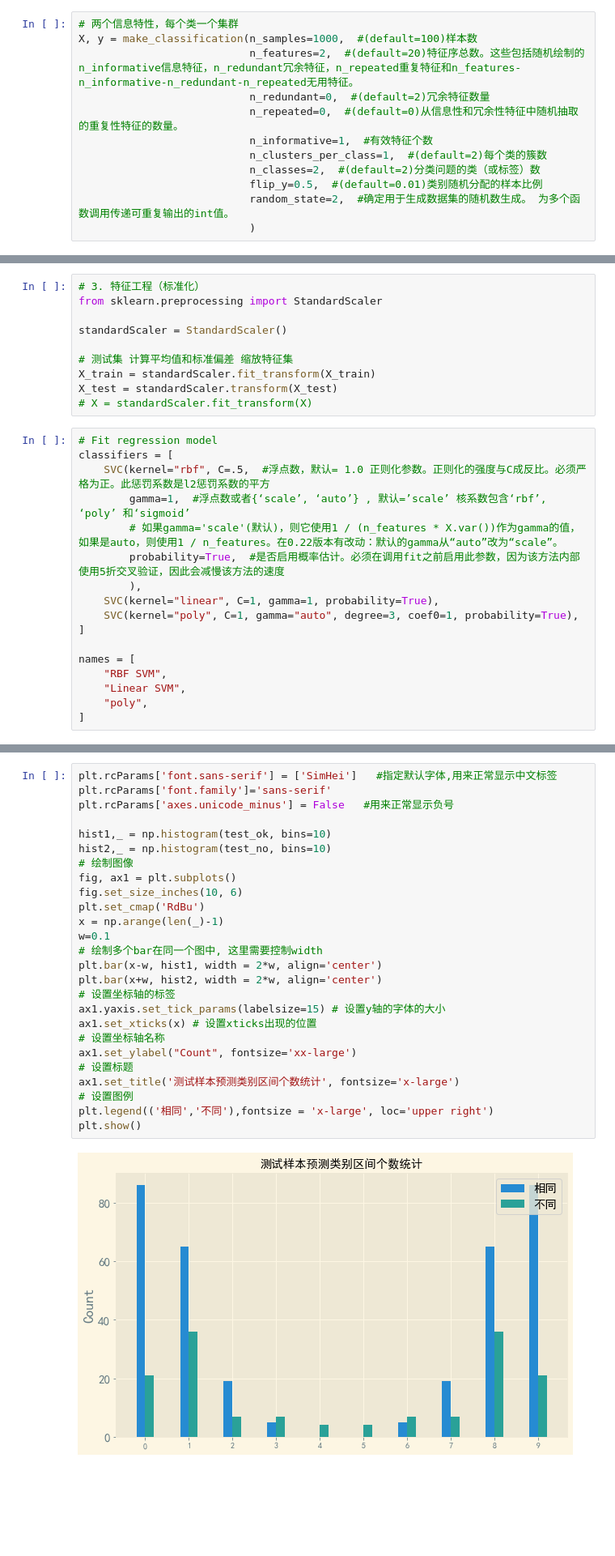
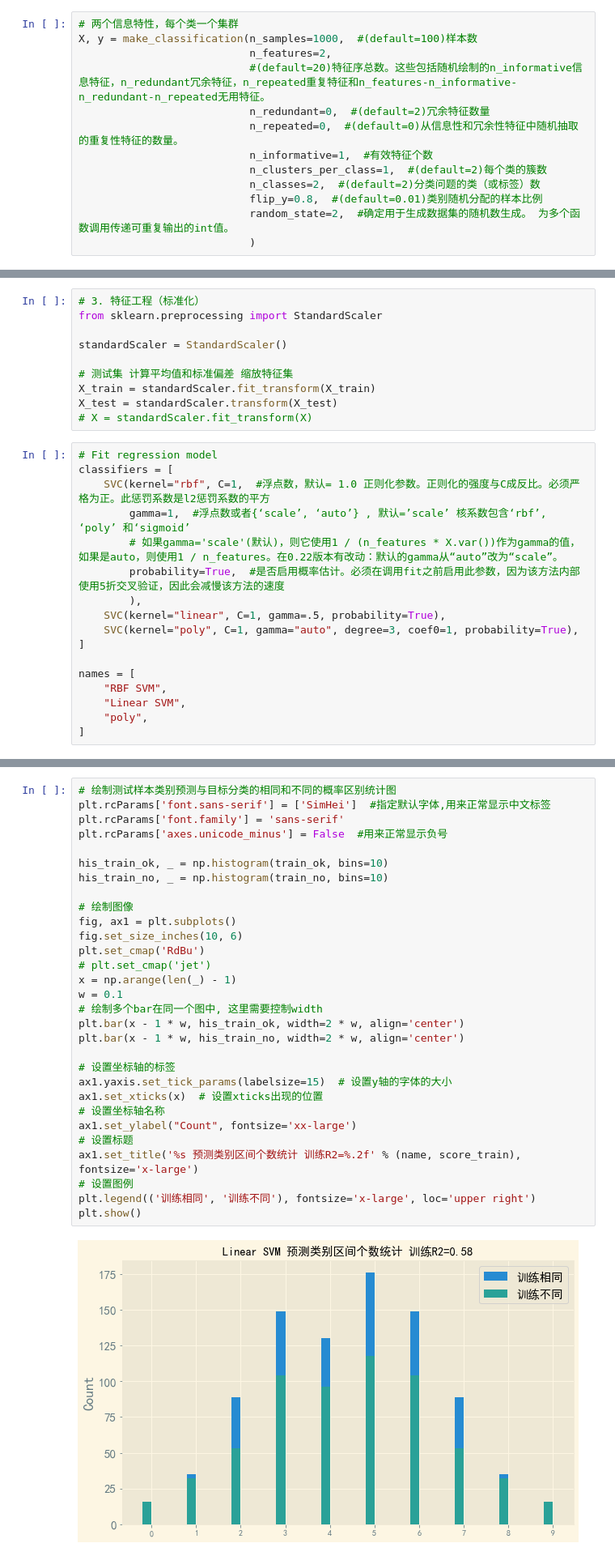
Before and after one commit to vcfriend/python-demo, a Jupyter notebook: scikit-learn/svm/code/04_svm_svc.ipynb, the cells around one changed output, grey strips where cells are left out. Shown at 81% size. Drawn from its saved outputs; the diff is of its cells as text; blank space fills up the shorter version.

```diff
--- a/scikit-learn/svm/code/04_svm_svc.ipynb
+++ b/scikit-learn/svm/code/04_svm_svc.ipynb
@@ -12,13 +12,14 @@ from sklearn.datasets import make_classification
 # %%
 # 两个信息特性，每个类一个集群
 X, y = make_classification(n_samples=1000,  #(default=100)样本数
-                           n_features=2,  #(default=20)特征序总数。这些包括随机绘制的n_informative信息特征，n_redundant冗余特征，n_repeated重复特征和n_features-n_informative-n_redundant-n_repeated无用特征。
+                           n_features=2,
+                           #(default=20)特征序总数。这些包括随机绘制的n_informative信息特征，n_redundant冗余特征，n_repeated重复特征和n_features-n_informative-n_redundant-n_repeated无用特征。
                            n_redundant=0,  #(default=2)冗余特征数量
                            n_repeated=0,  #(default=0)从信息性和冗余性特征中随机抽取的重复性特征的数量。
                            n_informative=1,  #有效特征个数
                            n_clusters_per_class=1,  #(default=2)每个类的簇数
                            n_classes=2,  #(default=2)分类问题的类（或标签）数
-                           flip_y=0.5,  #(default=0.01)类别随机分配的样本比例
+                           flip_y=0.8,  #(default=0.01)类别随机分配的样本比例
                            random_state=2,  #确定用于生成数据集的随机数生成。 为多个函数调用传递可重复输出的int值。
                            )
 # %%
@@ -51,12 +52,12 @@ X_test = standardScaler.transform(X_test)
 # %%
 # Fit regression model
 classifiers = [
-    SVC(kernel="rbf", C=.5,  #浮点数，默认= 1.0 正则化参数。正则化的强度与C成反比。必须严格为正。此惩罚系数是l2惩罚系数的平方
+    SVC(kernel="rbf", C=1,  #浮点数，默认= 1.0 正则化参数。正则化的强度与C成反比。必须严格为正。此惩罚系数是l2惩罚系数的平方
         gamma=1,  #浮点数或者{‘scale’, ‘auto’} , 默认=’scale’ 核系数包含‘rbf’, ‘poly’ 和‘sigmoid’
         # 如果gamma='scale'(默认)，则它使用1 / (n_features * X.var())作为gamma的值，如果是auto，则使用1 / n_features。在0.22版本有改动：默认的gamma从“auto”改为“scale”。
         probability=True,  #是否启用概率估计。必须在调用fit之前启用此参数，因为该方法内部使用5折交叉验证，因此会减慢该方法的速度
         ),
-    SVC(kernel="linear", C=1, gamma=1, probability=True),
+    SVC(kernel="linear", C=1, gamma=.5, probability=True),
     SVC(kernel="poly", C=1, gamma="auto", degree=3, coef0=1, probability=True),
 ]
 
@@ -235,28 +228,32 @@ print('测试样本预测类别相同的区间个数统计%s\n概率统计区间
 # %%
-plt.rcParams['font.sans-serif'] = ['SimHei']   #指定默认字体,用来正常显示中文标签
-plt.rcParams['font.family']='sans-serif'
-plt.rcParams['axes.unicode_minus'] = False   #用来正常显示负号
+# 绘制测试样本类别预测与目标分类的相同和不同的概率区别统计图
+plt.rcParams['font.sans-serif'] = ['SimHei']  #指定默认字体,用来正常显示中文标签
+plt.rcParams['font.family'] = 'sans-serif'
+plt.rcParams['axes.unicode_minus'] = False  #用来正常显示负号
 
-hist1,_ = np.histogram(test_ok, bins=10)
-hist2,_ = np.histogram(test_no, bins=10)
+his_train_ok, _ = np.histogram(train_ok, bins=10)
+his_train_no, _ = np.histogram(train_no, bins=10)
+
 # 绘制图像
 fig, ax1 = plt.subplots()
 fig.set_size_inches(10, 6)
 plt.set_cmap('RdBu')
-x = np.arange(len(_)-1)
-w=0.1
+# plt.set_cmap('jet')
+x = np.arange(len(_) - 1)
+w = 0.1
 # 绘制多个bar在同一个图中, 这里需要控制width
-plt.bar(x-w, hist1, width = 2*w, align='center')
-plt.bar(x+w, hist2, width = 2*w, align='center')
+plt.bar(x - 1 * w, his_train_ok, width=2 * w, align='center')
+plt.bar(x - 1 * w, his_train_no, width=2 * w, align='center')
+
 # 设置坐标轴的标签
-ax1.yaxis.set_tick_params(labelsize=15) # 设置y轴的字体的大小
-ax1.set_xticks(x) # 设置xticks出现的位置
+ax1.yaxis.set_tick_params(labelsize=15)  # 设置y轴的字体的大小
+ax1.set_xticks(x)  # 设置xticks出现的位置
 # 设置坐标轴名称
 ax1.set_ylabel("Count", fontsize='xx-large')
 # 设置标题
-ax1.set_title('测试样本预测类别区间个数统计', fontsize='x-large')
+ax1.set_title('%s 预测类别区间个数统计 训练R2=%.2f' % (name, score_train), fontsize='x-large')
 # 设置图例
-plt.legend(('相同','不同'),fontsize = 'x-large', loc='upper right')
+plt.legend(('训练相同', '训练不同'), fontsize='x-large', loc='upper right')
 plt.show()
 # %% [output]
-[figure, old version]
+[figure, new version]
```
Also changed, not shown: parts of 8 cells of this notebook, 3 other files.
